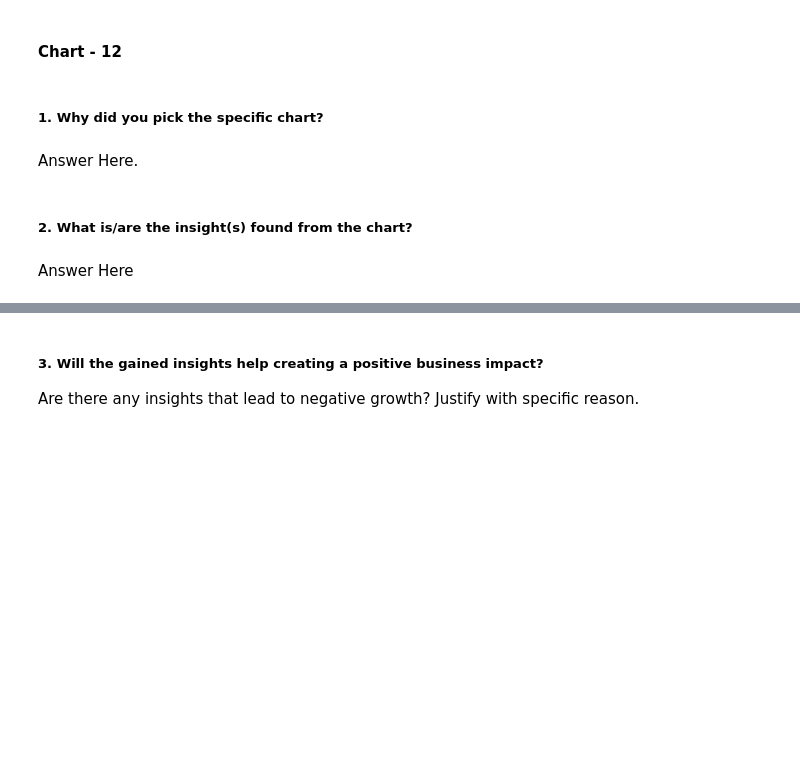
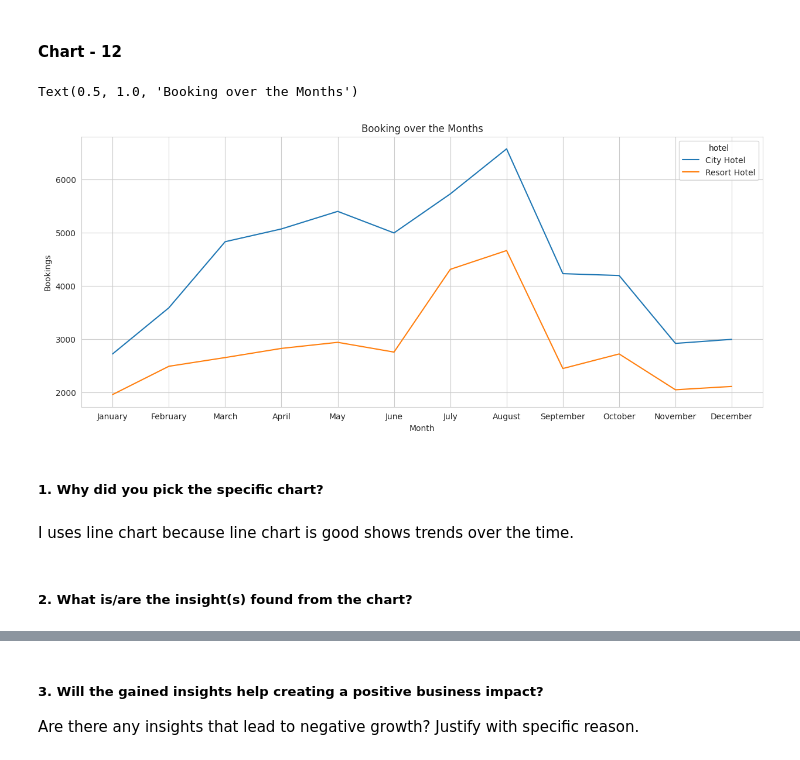
Before and after one commit to sudipsingh104/EDA_Hotel, a Jupyter notebook: Hotel_Booking_EDA.ipynb, the cells around one changed output, grey strips where cells are left out. Drawn from its saved outputs; the diff is of its cells as text; code cells hidden in the pictures; blank space fills up the shorter version.

```diff
--- a/Hotel_Booking_EDA.ipynb
+++ b/Hotel_Booking_EDA.ipynb
@@ -642,8 +642,27 @@ we can improve our BB meal and try make this meal cost efficient.
+# %%
+# Chart - 12 visualization code
+df1=df.groupby(['arrival_date_month','hotel'], as_index=False).agg({'total_guest':'count'}).rename(columns={'total_guest':'Bookings','arrival_date_month':'Month'})
+month_mapping = {
+    'January': 1, 'February': 2, 'March': 3, 'April': 4, 'May': 5, 'June': 6,
+    'July': 7, 'August': 8, 'September': 9, 'October': 10, 'November': 11, 'December': 12
+}
+
+# Convert Month column to datetime format
+df1['MonthNumber'] = df1['Month'].replace(month_mapping, regex=True)
+
+# Sort dataframe by MonthNumber and Year
+#df1 = df.sort_values(by='MonthNumber')
+df1.sort_values(['MonthNumber'], inplace=True)
+sns.set_style("whitegrid")
+plt.figure(figsize=(15, 6))
+sns.lineplot(x='Month', y='Bookings', data=df1, hue='hotel')
+plt.title('Booking over the Months')
+# %% [output]
+Text(0.5, 1.0, 'Booking over the Months')
+[figure, added]
 # %% [markdown]
 ##### 1. Why did you pick the specific chart?
-# %% [markdown]
-Answer Here.
+# %% [markdown]
+I uses line chart because line chart is good shows trends over the time.
 # %% [markdown]
 ##### 2. What is/are the insight(s) found from the chart?
-# %% [markdown]
-Answer Here
```
Also changed, not shown: parts of 6 cells of this notebook.
